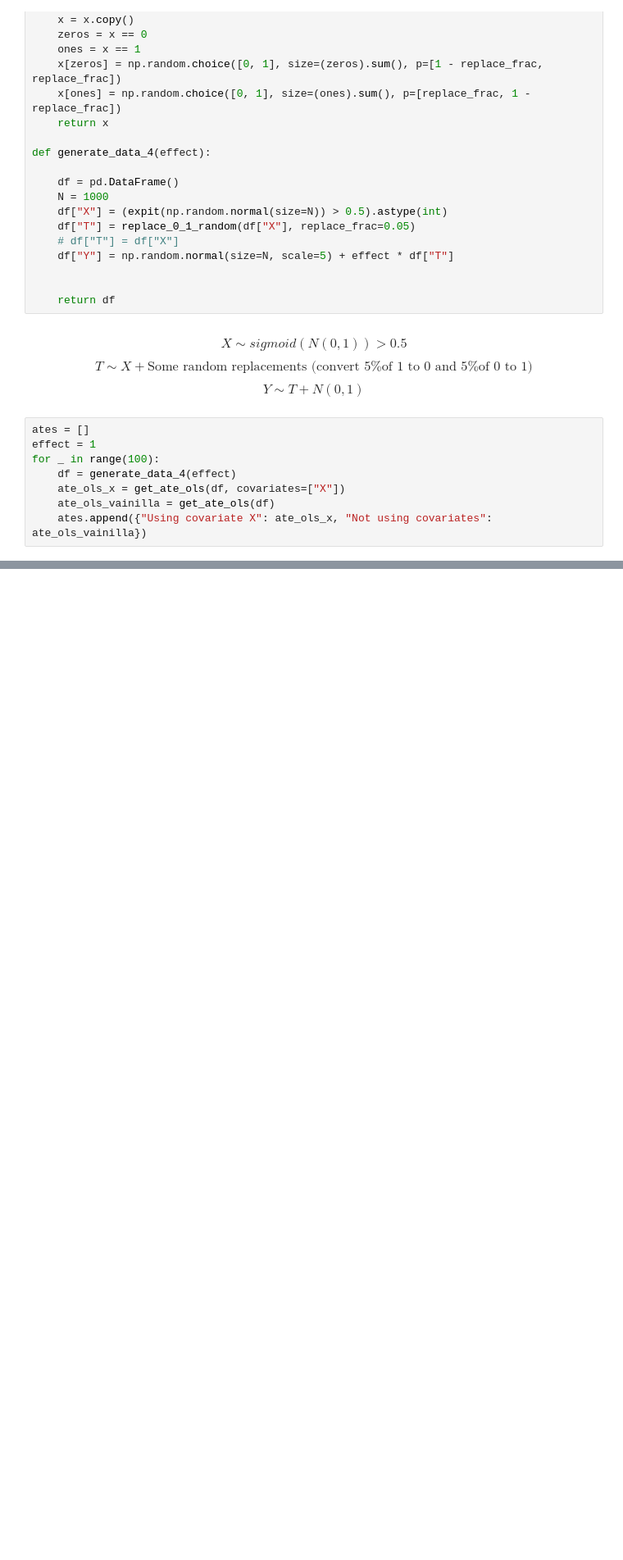
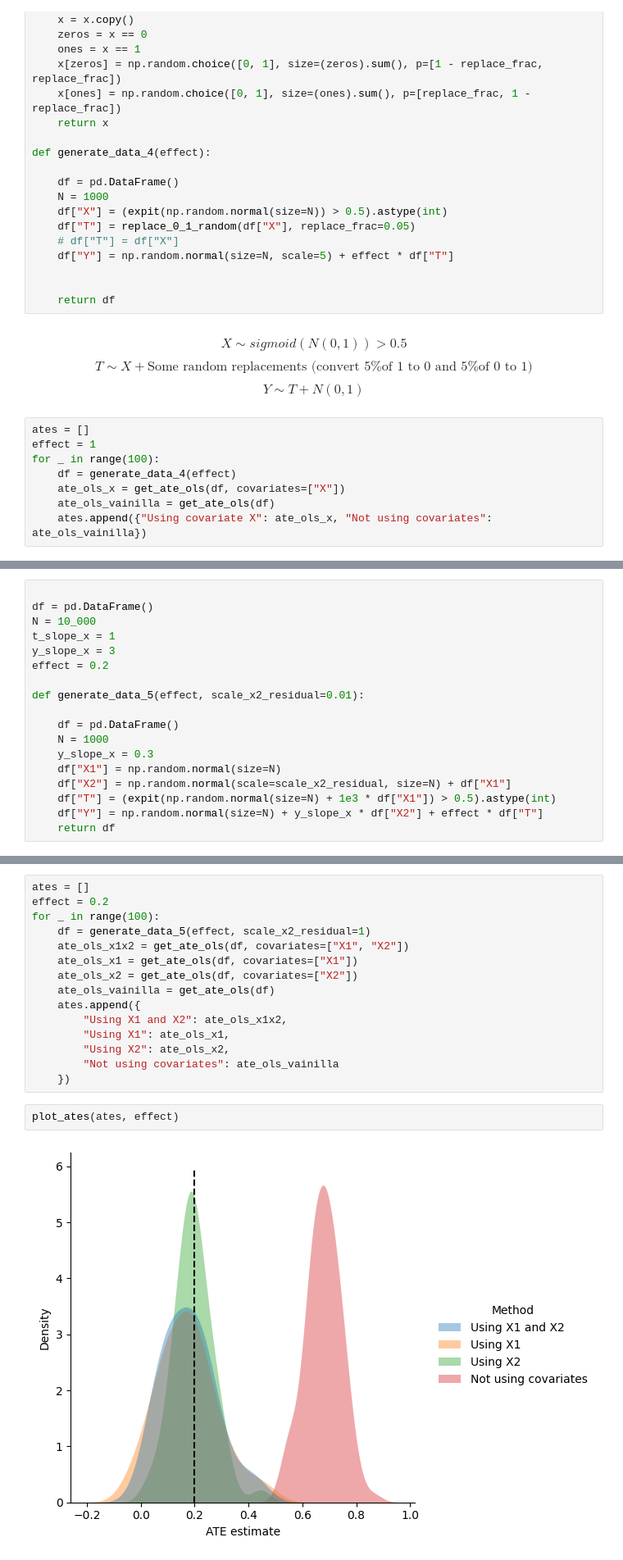
Before and after one commit to Glovo/covariate-adjustment-blogpost, a Jupyter notebook: notebooks/good_bad_covariates.ipynb, the cells around one changed output, grey strips where cells are left out. Shown at 82% size. Saved outputs shown, nothing was run; the diff lists cells and outputs as text; blank space fills up the shorter version.

```diff
--- a/notebooks/good_bad_covariates.ipynb
+++ b/notebooks/good_bad_covariates.ipynb
@@ -164,0 +169,18 @@ plot_ates(ates, effect)
+# %%
+
+df = pd.DataFrame()
+N = 10_000
+t_slope_x = 1
+y_slope_x = 3
+effect = 0.2
+
+def generate_data_5(effect, scale_x2_residual=0.01):
+
+    df = pd.DataFrame()
+    N = 1000
+    y_slope_x = 0.3
+    df["X1"] = np.random.normal(size=N)
+    df["X2"] = np.random.normal(scale=scale_x2_residual, size=N) + df["X1"]
+    df["T"] = (expit(np.random.normal(size=N) + 1e3 * df["X1"]) > 0.5).astype(int)
+    df["Y"] = np.random.normal(size=N) + y_slope_x * df["X2"] + effect * df["T"]
+    return df
@@ -164,0 +193,19 @@ plot_ates(ates, effect)
+# %%
+ates = []
+effect = 0.2
+for _ in range(100):
+    df = generate_data_5(effect, scale_x2_residual=1)
+    ate_ols_x1x2 = get_ate_ols(df, covariates=["X1", "X2"])
+    ate_ols_x1 = get_ate_ols(df, covariates=["X1"])
+    ate_ols_x2 = get_ate_ols(df, covariates=["X2"])
+    ate_ols_vainilla = get_ate_ols(df)
+    ates.append({
+        "Using X1 and X2": ate_ols_x1x2,
+        "Using X1": ate_ols_x1,
+        "Using X2": ate_ols_x2,
+        "Not using covariates": ate_ols_vainilla
+    })
+# %%
+plot_ates(ates, effect)
+# %% [output]
+[figure, added]
```
Also changed, not shown: parts of 9 cells of this notebook, 1 other file.
